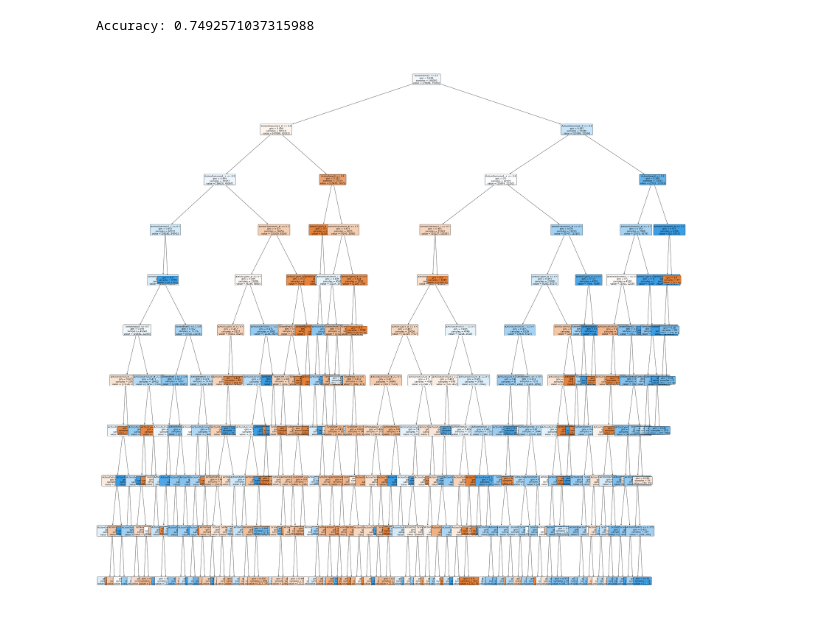
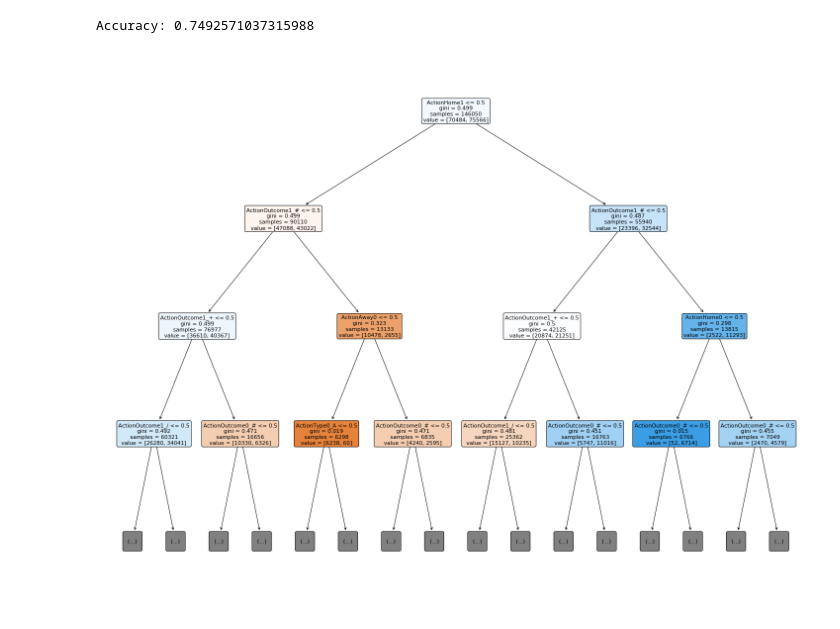
Before and after one commit to sfu-cl-lab/martin-project, a Jupyter notebook: notebook/DecisionTrees.ipynb, the cells around one changed output. Saved outputs shown, nothing was run; the diff lists cells and outputs as text; code cells hidden in the pictures.

Commit message:
Mimic tree notebook added

```diff
--- a/notebook/DecisionTrees.ipynb
+++ b/notebook/DecisionTrees.ipynb
@@ -305,8 +305,9 @@ pickle.dump(y_prob, open('../output/y_probabilities_tree.pkl', 'wb'))
 # %%
 from sklearn.tree import plot_tree
 import matplotlib.pyplot as plt
 
-plt.figure(figsize=(50,50))
-a = plot_tree(clfn, feature_names=Xn.columns, filled=True, rounded=True, fontsize=11)
+plt.figure(figsize=(25,20))
+a = plot_tree(clfn, feature_names=Xn.columns, filled=True, rounded=True, fontsize=11, max_depth=3)
+plt.show()
 # %% [output]
-[figure, old version]
+[figure, new version]
```
Also changed, not shown: 1 other file.
